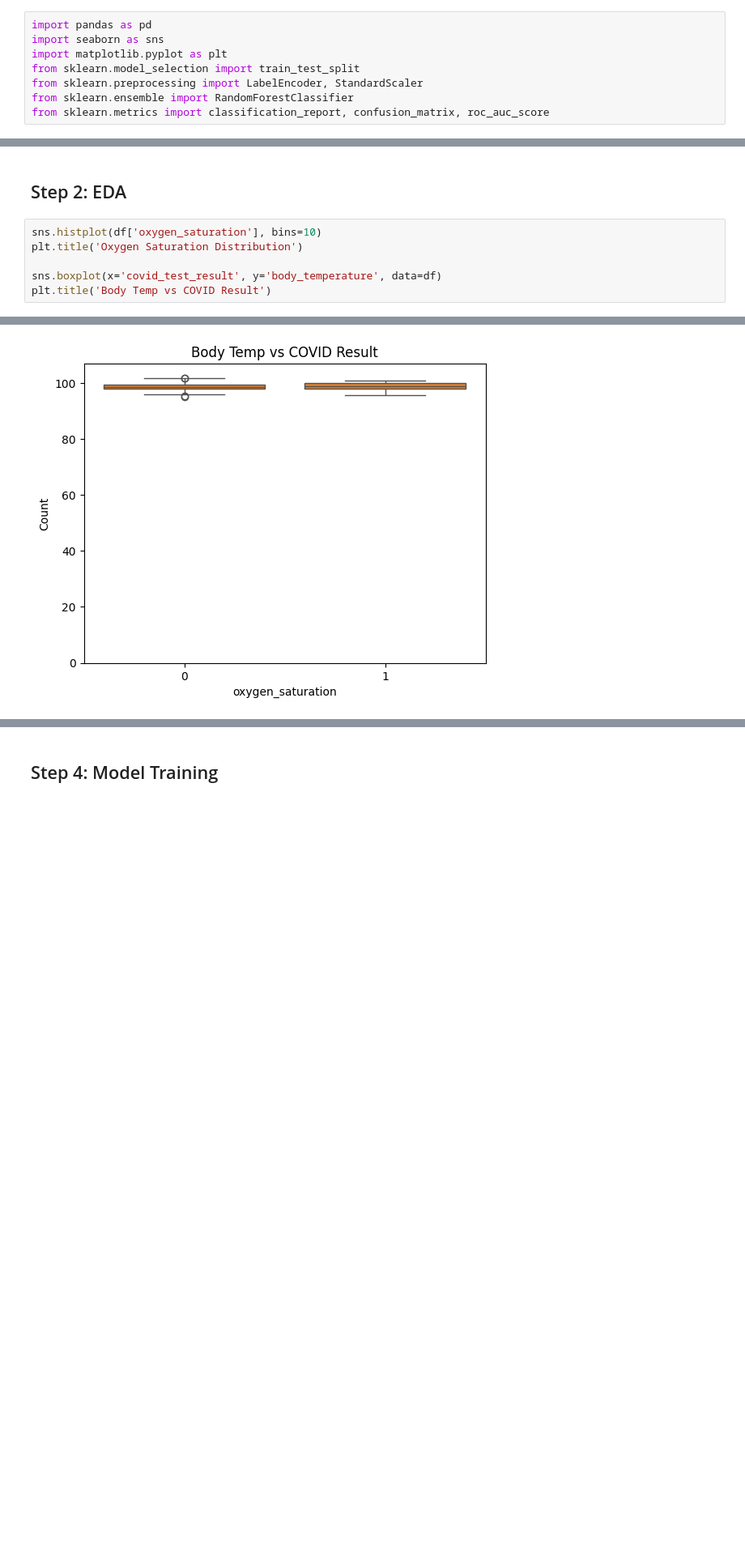
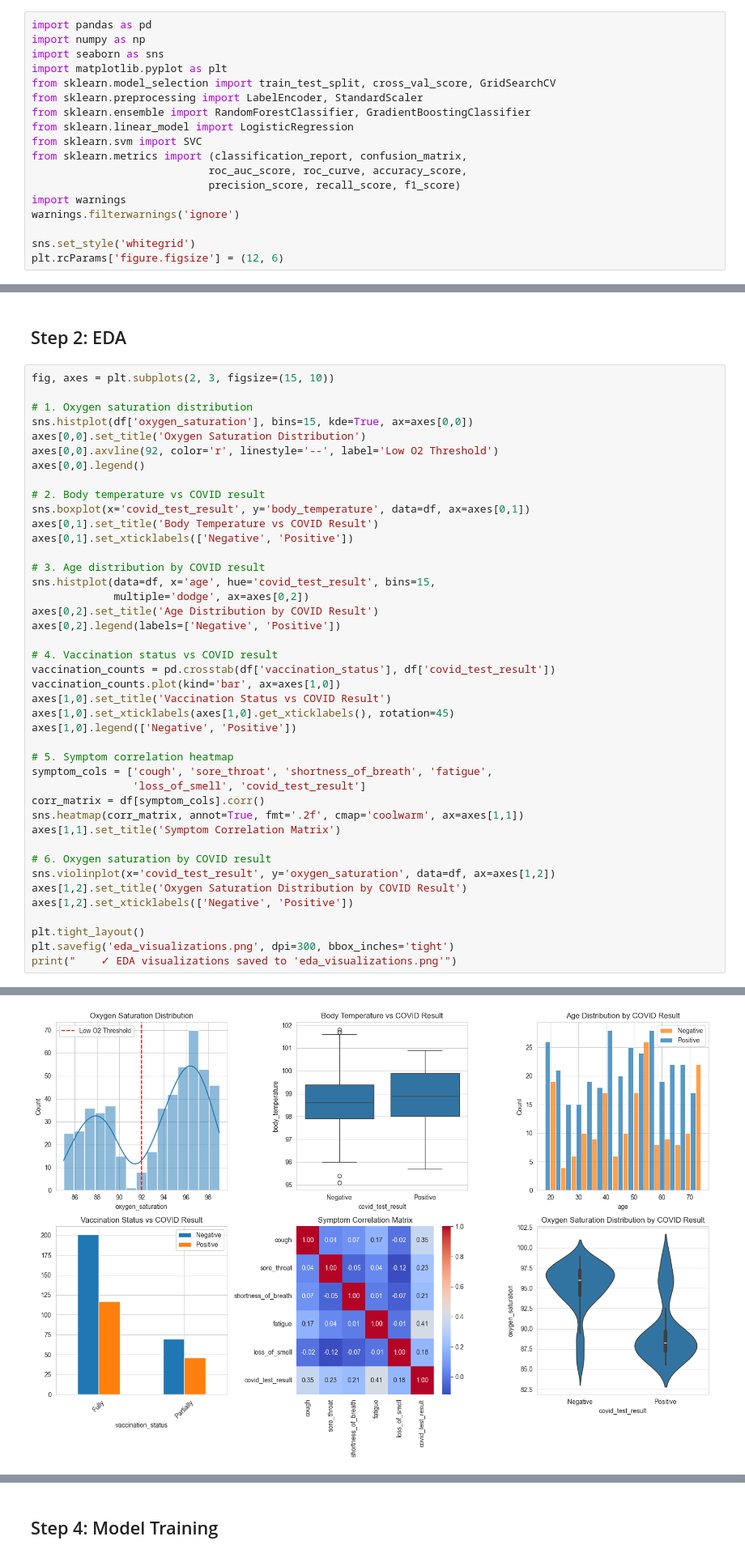
Before and after one commit to utkarsh1610-s/Covid-Prediction, a Jupyter notebook: COVID_Prediction_Project.ipynb, the cells around one changed output, grey strips where cells are left out. Shown: that part at 81% size. Cells and saved outputs as stored; diff of their text form; blank space fills up the shorter version.

```diff
--- a/COVID_Prediction_Project.ipynb
+++ b/COVID_Prediction_Project.ipynb
@@ -3,11 +5,21 @@
 # %%
 import pandas as pd
+import numpy as np
 import seaborn as sns
 import matplotlib.pyplot as plt
-from sklearn.model_selection import train_test_split
+from sklearn.model_selection import train_test_split, cross_val_score, GridSearchCV
 from sklearn.preprocessing import LabelEncoder, StandardScaler
-from sklearn.ensemble import RandomForestClassifier
-from sklearn.metrics import classification_report, confusion_matrix, roc_auc_score
+from sklearn.ensemble import RandomForestClassifier, GradientBoostingClassifier
+from sklearn.linear_model import LogisticRegression
+from sklearn.svm import SVC
+from sklearn.metrics import (classification_report, confusion_matrix,
+                            roc_auc_score, roc_curve, accuracy_score,
+                            precision_score, recall_score, f1_score)
+import warnings
+warnings.filterwarnings('ignore')
+
+sns.set_style('whitegrid')
+plt.rcParams['figure.figsize'] = (12, 6)
 # %% [markdown]
 ## Step 1: Load Data
 # %%
@@ -23,9 +61,45 @@ df.head()
 # %% [markdown]
 ## Step 2: EDA
 # %%
-sns.histplot(df['oxygen_saturation'], bins=10)
-plt.title('Oxygen Saturation Distribution')
+fig, axes = plt.subplots(2, 3, figsize=(15, 10))
 
-sns.boxplot(x='covid_test_result', y='body_temperature', data=df)
-plt.title('Body Temp vs COVID Result')
+# 1. Oxygen saturation distribution
+sns.histplot(df['oxygen_saturation'], bins=15, kde=True, ax=axes[0,0])
+axes[0,0].set_title('Oxygen Saturation Distribution')
+axes[0,0].axvline(92, color='r', linestyle='--', label='Low O2 Threshold')
+axes[0,0].legend()
+
+# 2. Body temperature vs COVID result
+sns.boxplot(x='covid_test_result', y='body_temperature', data=df, ax=axes[0,1])
+axes[0,1].set_title('Body Temperature vs COVID Result')
+axes[0,1].set_xticklabels(['Negative', 'Positive'])
+
+# 3. Age distribution by COVID result
+sns.histplot(data=df, x='age', hue='covid_test_result', bins=15,
+             multiple='dodge', ax=axes[0,2])
+axes[0,2].set_title('Age Distribution by COVID Result')
+axes[0,2].legend(labels=['Negative', 'Positive'])
+
+# 4. Vaccination status vs COVID result
+vaccination_counts = pd.crosstab(df['vaccination_status'], df['covid_test_result'])
+vaccination_counts.plot(kind='bar', ax=axes[1,0])
+axes[1,0].set_title('Vaccination Status vs COVID Result')
+axes[1,0].set_xticklabels(axes[1,0].get_xticklabels(), rotation=45)
+axes[1,0].legend(['Negative', 'Positive'])
+
+# 5. Symptom correlation heatmap
+symptom_cols = ['cough', 'sore_throat', 'shortness_of_breath', 'fatigue',
+                'loss_of_smell', 'covid_test_result']
+corr_matrix = df[symptom_cols].corr()
+sns.heatmap(corr_matrix, annot=True, fmt='.2f', cmap='coolwarm', ax=axes[1,1])
+axes[1,1].set_title('Symptom Correlation Matrix')
+
+# 6. Oxygen saturation by COVID result
+sns.violinplot(x='covid_test_result', y='oxygen_saturation', data=df, ax=axes[1,2])
+axes[1,2].set_title('Oxygen Saturation Distribution by COVID Result')
+axes[1,2].set_xticklabels(['Negative', 'Positive'])
+
+plt.tight_layout()
+plt.savefig('eda_visualizations.png', dpi=300, bbox_inches='tight')
+print("    ✓ EDA visualizations saved to 'eda_visualizations.png'")
 # %% [output]
@@ -33,2 +107,2 @@ Text(0.5, 1.0, 'Body Temp vs COVID Result')
-[figure, old version]
+[figure, new version]
 # %% [markdown]
```
Also changed, not shown: parts of 15 cells of this notebook, 2 other files.
